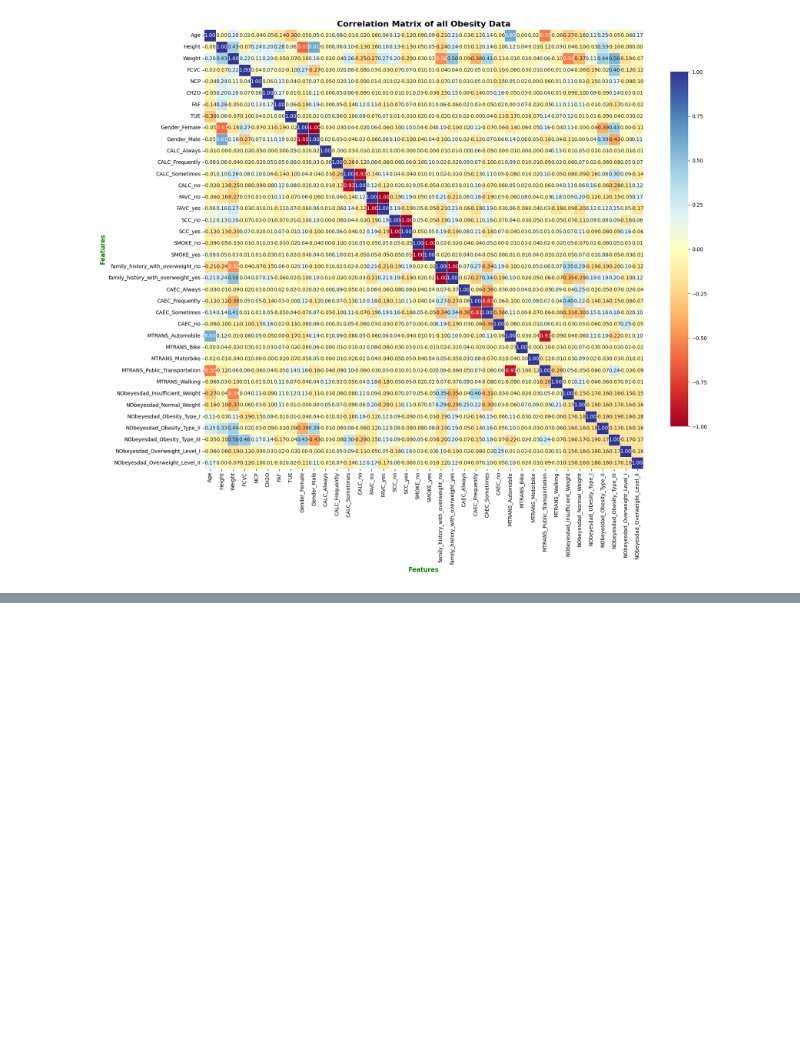
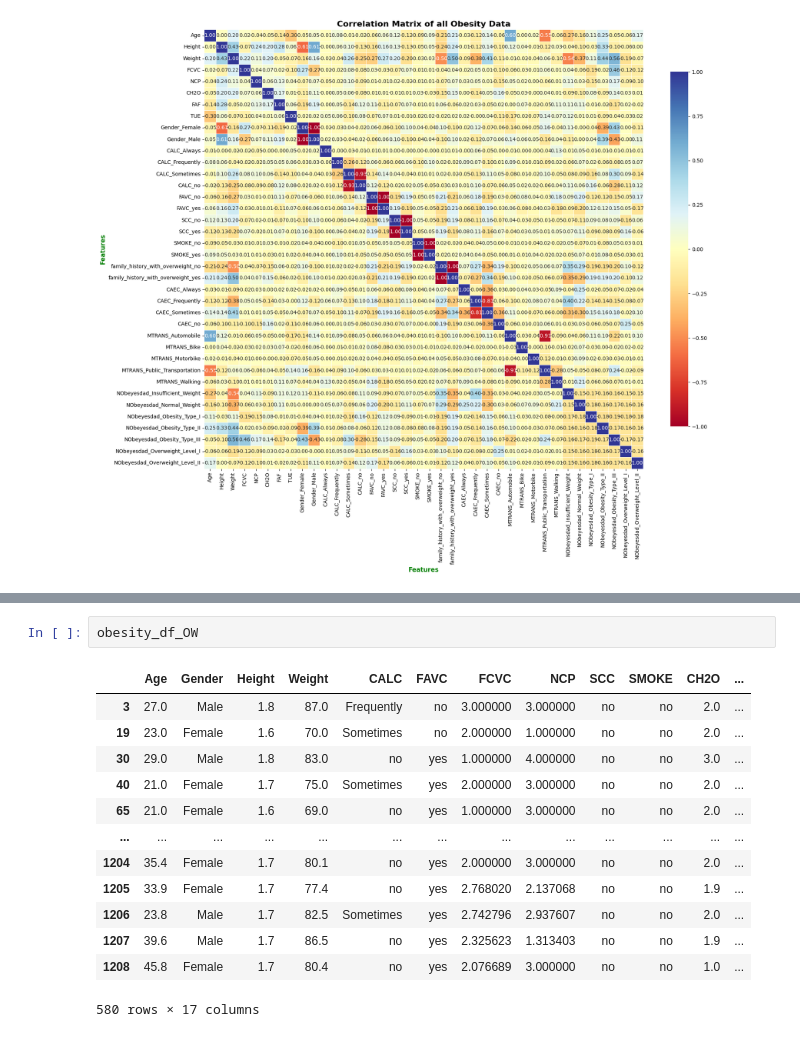
Before and after one commit to letizialanza01/SR_Obesity_Project, a Jupyter notebook: SR_Obesity_Project.ipynb, the cells around one changed output, grey strips where cells are left out. Cells and saved outputs as stored; diff of their text form; blank space fills up the shorter version.

```diff
--- a/SR_Obesity_Project.ipynb
+++ b/SR_Obesity_Project.ipynb
@@ -759,0 +793,16 @@ plt.show()
+# %%
+obesity_df_OW
+# %% [output]
+|  | Age | Gender | Height | Weight | CALC | FAVC | FCVC | NCP | SCC | SMOKE | CH2O | ... |
+| 3 | 27.0 | Male | 1.8 | 87.0 | Frequently | no | 3.000000 | 3.000000 | no | no | 2.0 | ... |
+| 19 | 23.0 | Female | 1.6 | 70.0 | Sometimes | no | 2.000000 | 1.000000 | no | no | 2.0 | ... |
+| 30 | 29.0 | Male | 1.8 | 83.0 | no | yes | 1.000000 | 4.000000 | no | no | 3.0 | ... |
+| 40 | 21.0 | Female | 1.7 | 75.0 | Sometimes | yes | 2.000000 | 3.000000 | no | no | 2.0 | ... |
+| 65 | 21.0 | Female | 1.6 | 69.0 | no | yes | 1.000000 | 3.000000 | no | no | 2.0 | ... |
+| ... | ... | ... | ... | ... | ... | ... | ... | ... | ... | ... | ... | ... |
+| 1204 | 35.4 | Female | 1.7 | 80.1 | no | yes | 2.000000 | 3.000000 | no | no | 2.0 | ... |
+| 1205 | 33.9 | Female | 1.7 | 77.4 | no | yes | 2.768020 | 2.137068 | no | no | 1.9 | ... |
+| 1206 | 23.8 | Male | 1.7 | 82.5 | Sometimes | yes | 2.742796 | 2.937607 | no | no | 2.0 | ... |
+| 1207 | 39.6 | Male | 1.7 | 86.5 | no | yes | 2.325623 | 1.313403 | no | no | 1.9 | ... |
+| 1208 | 45.8 | Female | 1.7 | 80.4 | no | yes | 2.076689 | 3.000000 | no | no | 1.0 | ... |
+580 rows × 17 columns
```
Also changed, not shown: parts of 12 cells of this notebook.
